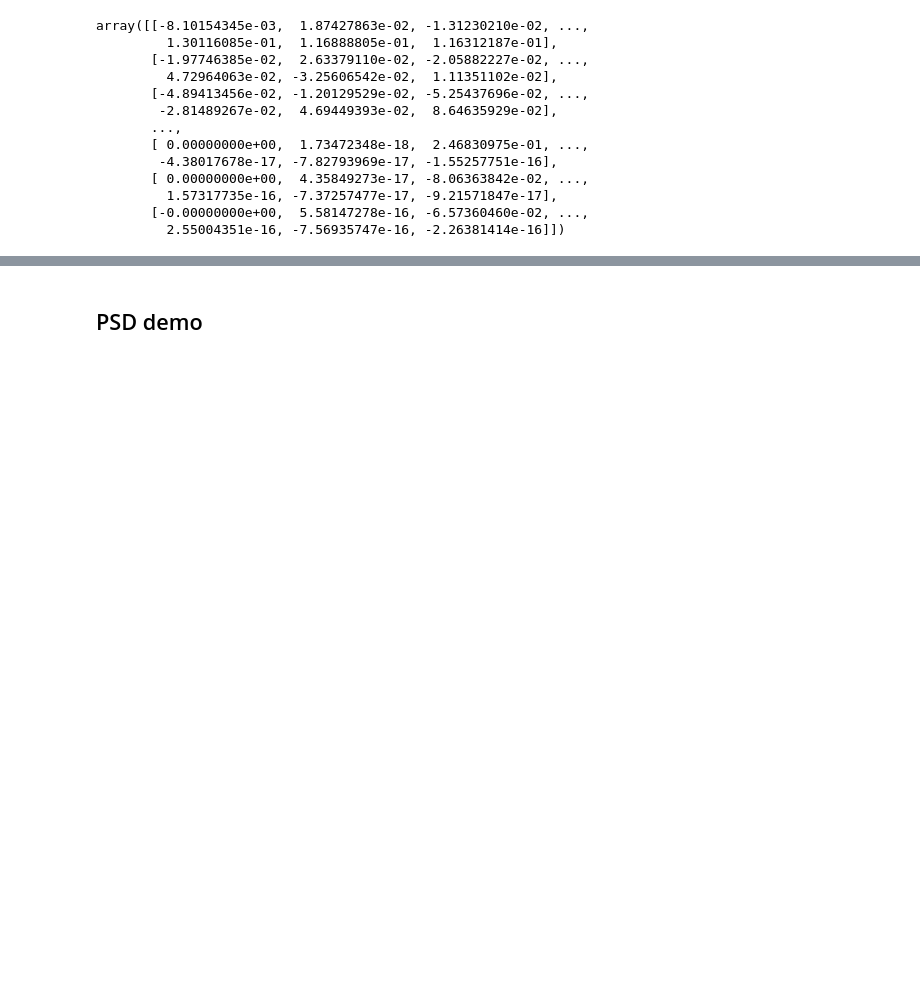
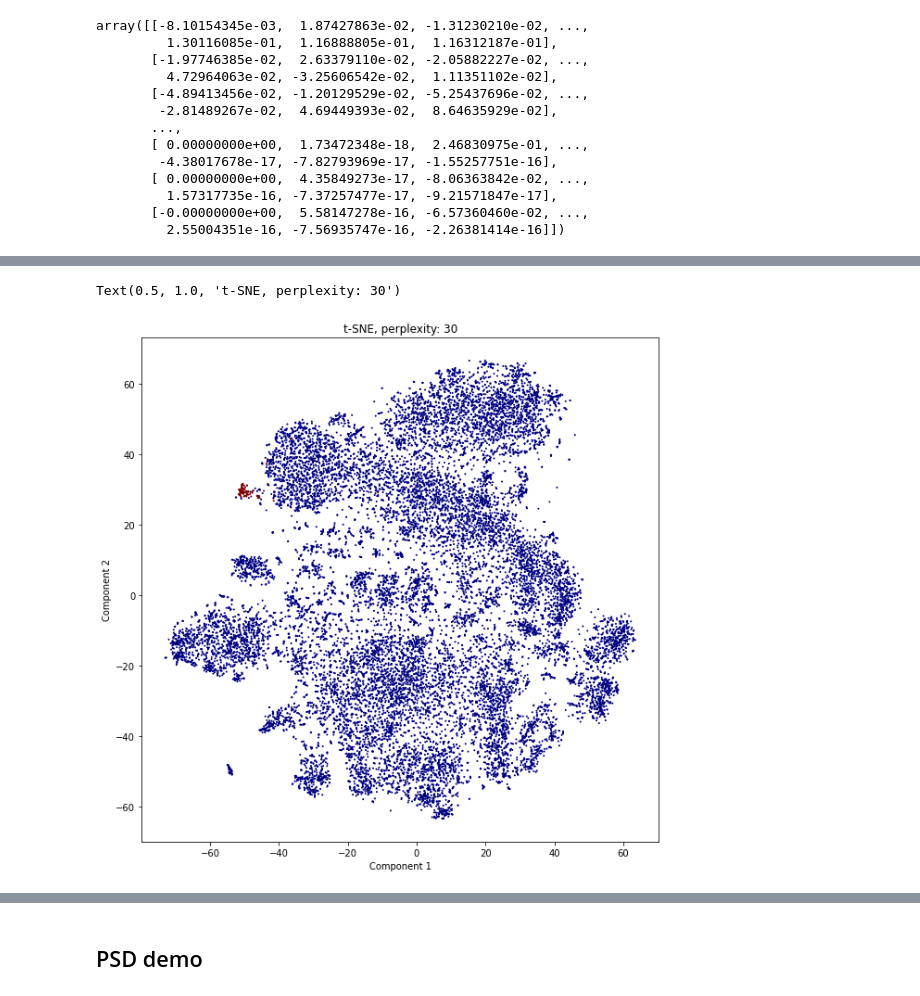
Before and after one commit to mattjdavis/eeg_classifier, a Jupyter notebook: load_data.ipynb, the cells around one changed output, grey strips where cells are left out. Cells and saved outputs as stored; diff of their text form; code cells hidden in the pictures; blank space fills up the shorter version.

```diff
--- a/load_data.ipynb
+++ b/load_data.ipynb
@@ -597,0 +640,9 @@ array([[-8.10154345e-03,  1.87427863e-02, -1.31230210e-02, ...,
+# %%
+plt.subplots(1,figsize=(10,10))
+plt.scatter(embed[:,0],embed[:,1],c=y[:20000],cmap='jet',s=1) # y = ictal_labels
+plt.xlabel('Component 1')
+plt.ylabel('Component 2')
+plt.title(f"t-SNE, perplexity: {perp}")
+# %% [output]
+Text(0.5, 1.0, 't-SNE, perplexity: 30')
+[figure, added]
```
Also changed, not shown: parts of 13 cells of this notebook.
